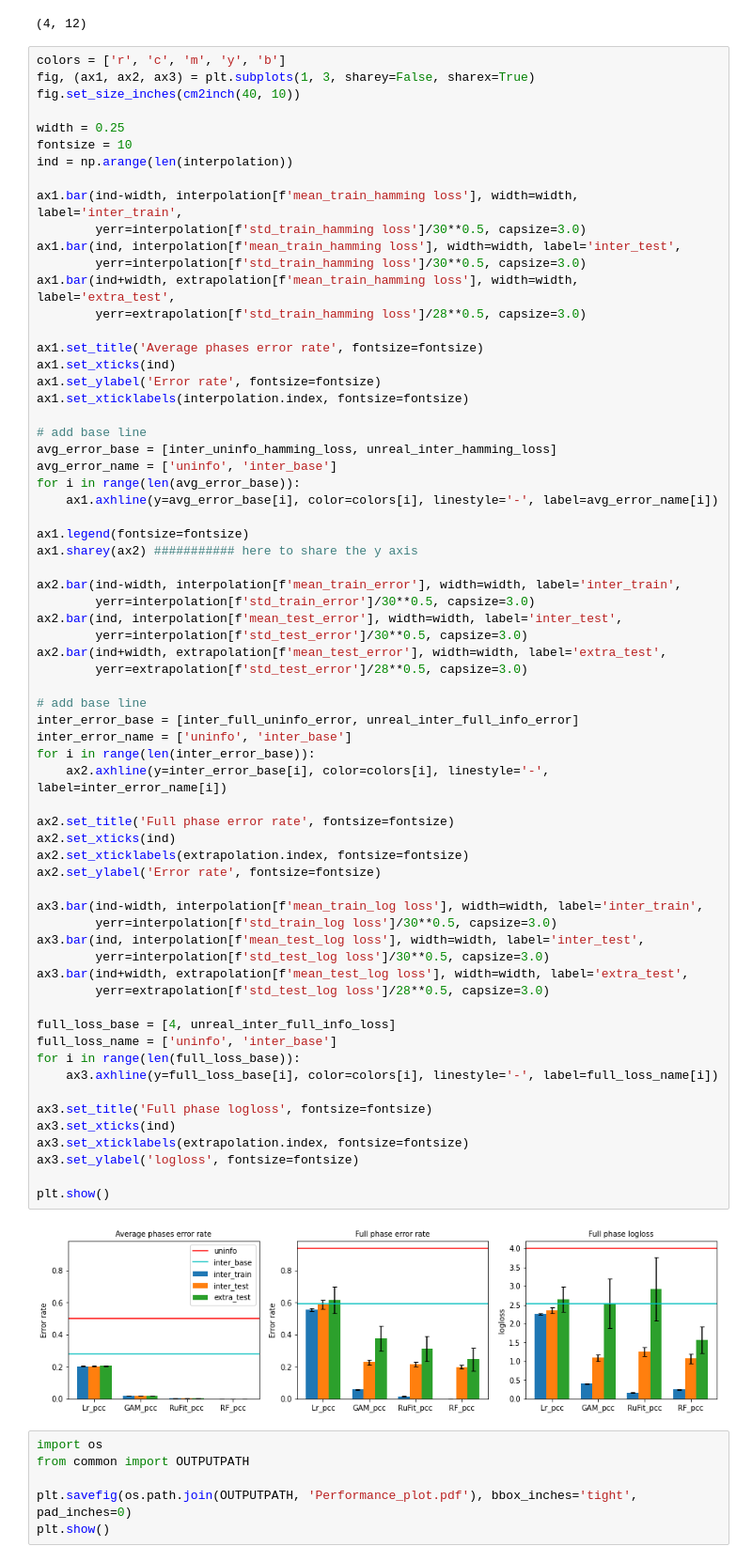
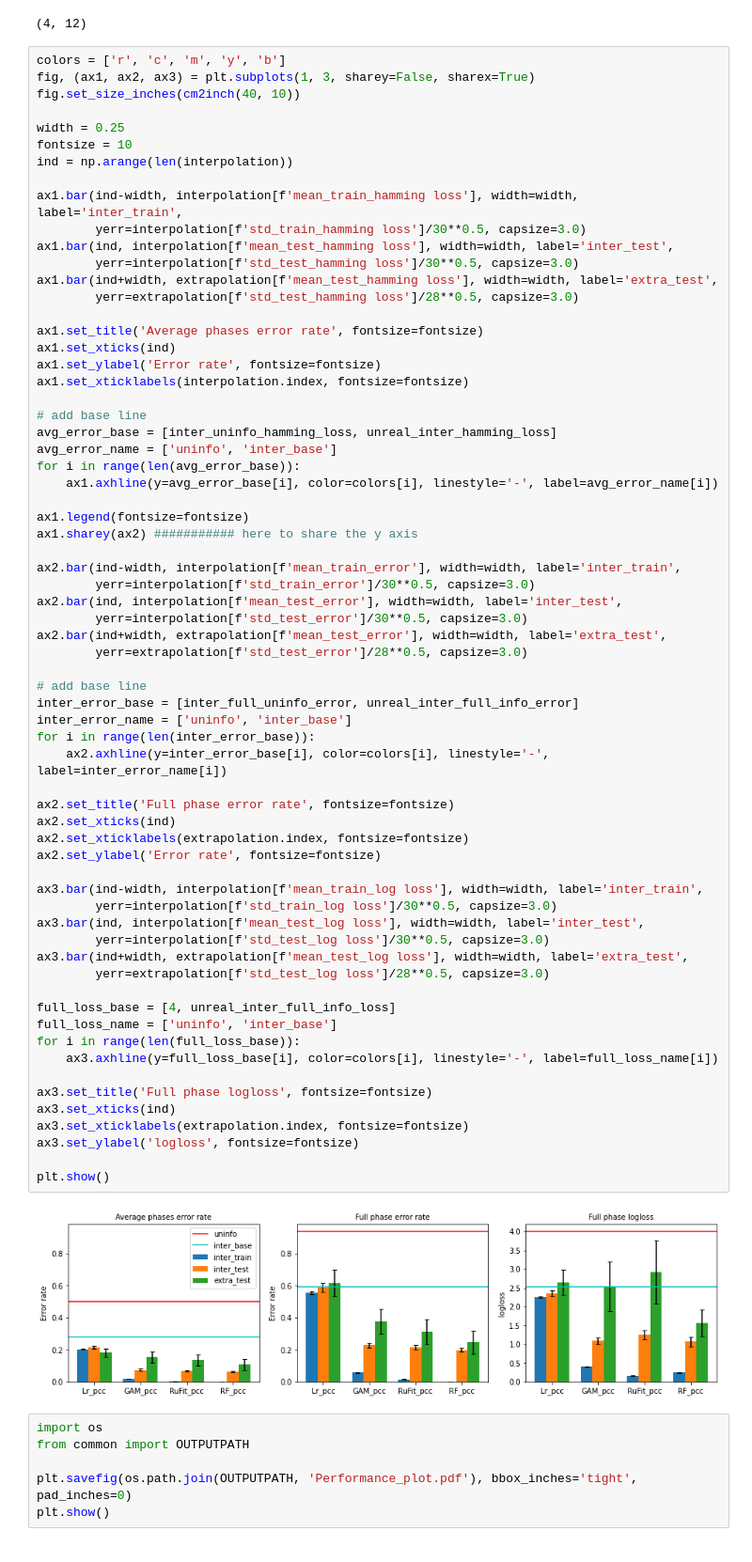
Before and after one commit to marioboley/PISA_ML, a Jupyter notebook: model_evaluation.ipynb, the cells around one changed output. Shown: that part at 94% size. Cells and saved outputs as stored; diff of their text form.

Commit message:
Fix errors in average plot
Previously, the first plot only shows training hamming loss

```diff
--- a/model_evaluation.ipynb
+++ b/model_evaluation.ipynb
@@ -267,10 +267,10 @@ ind = np.arange(len(interpolation))
 
 ax1.bar(ind-width, interpolation[f'mean_train_hamming loss'], width=width, label='inter_train',
         yerr=interpolation[f'std_train_hamming loss']/30**0.5, capsize=3.0)
-ax1.bar(ind, interpolation[f'mean_train_hamming loss'], width=width, label='inter_test',
-        yerr=interpolation[f'std_train_hamming loss']/30**0.5, capsize=3.0)
-ax1.bar(ind+width, extrapolation[f'mean_train_hamming loss'], width=width, label='extra_test',
-        yerr=extrapolation[f'std_train_hamming loss']/28**0.5, capsize=3.0)
+ax1.bar(ind, interpolation[f'mean_test_hamming loss'], width=width, label='inter_test',
+        yerr=interpolation[f'std_test_hamming loss']/30**0.5, capsize=3.0)
+ax1.bar(ind+width, extrapolation[f'mean_test_hamming loss'], width=width, label='extra_test',
+        yerr=extrapolation[f'std_test_hamming loss']/28**0.5, capsize=3.0)
 
 ax1.set_title('Average phases error rate', fontsize=fontsize)
 ax1.set_xticks(ind)
@@ -296,34 +296,34 @@ ax2.bar(ind+width, extrapolation[f'mean_test_error'], width=width, label='extra_
 # add base line
 inter_error_base = [inter_full_uninfo_error, unreal_inter_full_info_error]
 inter_error_name = ['uninfo', 'inter_base']
 for i in range(len(inter_error_base)):
     ax2.axhline(y=inter_error_base[i], color=colors[i], linestyle='-', label=inter_error_name[i])
 
 ax2.set_title('Full phase error rate', fontsize=fontsize)
 ax2.set_xticks(ind)
 ax2.set_xticklabels(extrapolation.index, fontsize=fontsize)
 ax2.set_ylabel('Error rate', fontsize=fontsize)
 
 ax3.bar(ind-width, interpolation[f'mean_train_log loss'], width=width, label='inter_train',
         yerr=interpolation[f'std_train_log loss']/30**0.5, capsize=3.0)
 ax3.bar(ind, interpolation[f'mean_test_log loss'], width=width, label='inter_test',
         yerr=interpolation[f'std_test_log loss']/30**0.5, capsize=3.0)
 ax3.bar(ind+width, extrapolation[f'mean_test_log loss'], width=width, label='extra_test',
         yerr=extrapolation[f'std_test_log loss']/28**0.5, capsize=3.0)
 
 full_loss_base = [4, unreal_inter_full_info_loss]
 full_loss_name = ['uninfo', 'inter_base']
 for i in range(len(full_loss_base)):
     ax3.axhline(y=full_loss_base[i], color=colors[i], linestyle='-', label=full_loss_name[i])
 
 ax3.set_title('Full phase logloss', fontsize=fontsize)
 ax3.set_xticks(ind)
 ax3.set_xticklabels(extrapolation.index, fontsize=fontsize)
 ax3.set_ylabel('logloss', fontsize=fontsize)
 
 plt.show()
 # %% [output]
-[figure, old version]
+[figure, new version]
 # %%
 import os
 from common import OUTPUTPATH
```
